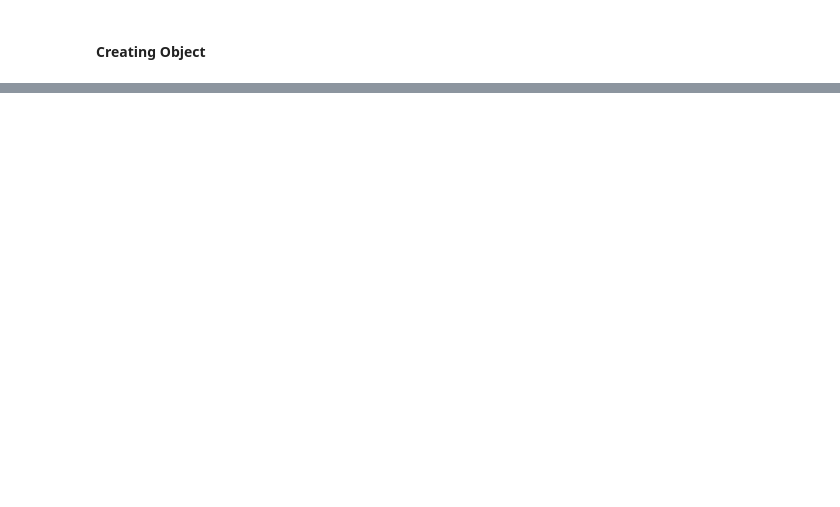
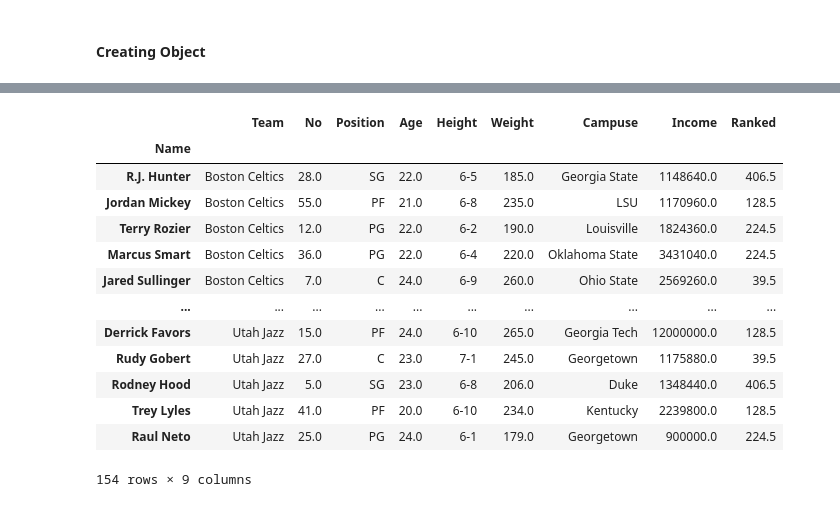
Before and after one commit to Gost2017/Data_Mining, a Jupyter notebook: Code/Pandas.ipynb, the cells around one changed output, grey strips where cells are left out. Cells and saved outputs as stored; diff of their text form; code cells hidden in the pictures; blank space fills up the shorter version.

```diff
--- a/Code/Pandas.ipynb
+++ b/Code/Pandas.ipynb
@@ -72,0 +197,17 @@ Name: R.J. Hunter, dtype: object
+# %%
+data[data['Age'].where(data['Age']<25).notnull()]
+# %% [output]
+|  | Team | No | Position | Age | Height | Weight | Campuse | Income | Ranked |
+| Name |  |  |  |  |  |  |  |  |  |
+| R.J. Hunter | Boston Celtics | 28.0 | SG | 22.0 | 6-5 | 185.0 | Georgia State | 1148640.0 | 406.5 |
+| Jordan Mickey | Boston Celtics | 55.0 | PF | 21.0 | 6-8 | 235.0 | LSU | 1170960.0 | 128.5 |
+| Terry Rozier | Boston Celtics | 12.0 | PG | 22.0 | 6-2 | 190.0 | Louisville | 1824360.0 | 224.5 |
+| Marcus Smart | Boston Celtics | 36.0 | PG | 22.0 | 6-4 | 220.0 | Oklahoma State | 3431040.0 | 224.5 |
+| Jared Sullinger | Boston Celtics | 7.0 | C | 24.0 | 6-9 | 260.0 | Ohio State | 2569260.0 | 39.5 |
+| ... | ... | ... | ... | ... | ... | ... | ... | ... | ... |
+| Derrick Favors | Utah Jazz | 15.0 | PF | 24.0 | 6-10 | 265.0 | Georgia Tech | 12000000.0 | 128.5 |
+| Rudy Gobert | Utah Jazz | 27.0 | C | 23.0 | 7-1 | 245.0 | Georgetown | 1175880.0 | 39.5 |
+| Rodney Hood | Utah Jazz | 5.0 | SG | 23.0 | 6-8 | 206.0 | Duke | 1348440.0 | 406.5 |
+| Trey Lyles | Utah Jazz | 41.0 | PF | 20.0 | 6-10 | 234.0 | Kentucky | 2239800.0 | 128.5 |
+| Raul Neto | Utah Jazz | 25.0 | PG | 24.0 | 6-1 | 179.0 | Georgetown | 900000.0 | 224.5 |
+154 rows × 9 columns
```
Also changed, not shown: parts of 32 cells of this notebook, 1 other file.
